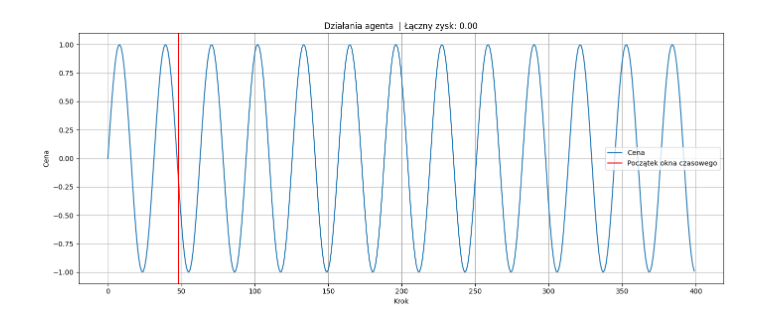
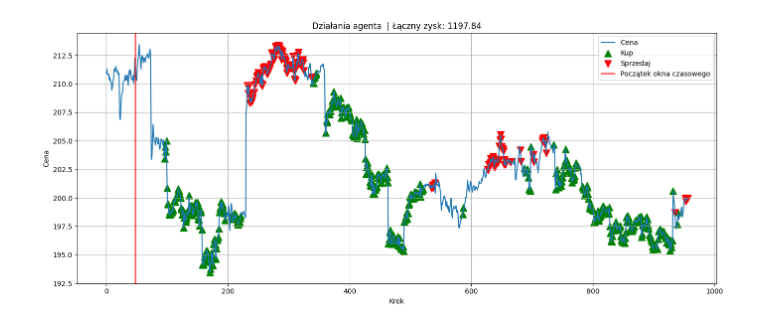
Before and after one commit to prosowiec/trade_rl, a Jupyter notebook: own_RL - sinus-vec.ipynb, the cells around one changed output. Cells and saved outputs as stored; diff of their text form; code cells hidden in the pictures.

Commit message:
Experiment with DQN training

```diff
--- a/own_RL - sinus-vec.ipynb
+++ b/own_RL - sinus-vec.ipynb
@@ -89,7 +98,7 @@ class TimeSeriesEnv(gym.Env):
         #obs = np.concatenate([past, future])
 
         self.min_val = np.min(past)
-        self.max_val = np.min(past)
+        self.max_val = np.max(past)
         return ((past - self.min_val) / (self.max_val - self.min_val + 1e-8)).astype(np.float32)
 
     def step(self, action):
@@ -198,3 +207,14 @@ class TimeSeries_VEC(gym.Env):
                 self.total_profit += np.sum(self.data[-1] - np.array(self.inventory, dtype=np.float32))
 
         return self._get_observation(), self.total_profit, terminated, truncated, {}
+# %%
+from source.IB_connector import retrive_market_data
+ticker = 'AAPL'
+training_set_aapl = retrive_market_data([ticker], duration = "9 m", time_interval = "15 mins")
+training_set = training_set_aapl[ticker]
+training_set['Volume'] = training_set['Volume'].astype(float)
+training_set['Date'] = pd.to_datetime(training_set['Date'].str.replace(' US/Eastern',''),format="%Y%m%d %H:%M:%S")
+col_select = ['Open','High','Low','Close','Volume']
+training_set = training_set[col_select]
+training_set.dtypes
+CLOSE_INDEX = col_select.index('Close')
@@ -207,14 +234,16 @@ class TimeSeries_VEC(gym.Env):
 #len(data)  * 0.8
 # %%
 
-add_trend = np.logspace(np.log(1.08), np.log(2), 500, base=np.exp(2))
-data = np.sin(np.linspace(0, 100, 500)).astype(np.float32)# + add_trend
+#add_trend = np.logspace(np.log(1.08), np.log(2), 500, base=np.exp(2))
+#data = np.sin(np.linspace(0, 100, 500)).astype(np.float32)# + add_trend
+data = training_set['Close'].values
 data_split = int(len(data)  * 0.8)
 train_data = data[:data_split]
 valid_data = data[data_split:]
 
-env = TimeSeriesEnv(data, window_size=48)
-valid_env = TimeSeriesEnv(valid_data,window_size=48)
+WINDOW_SIZE = 96
+env = TimeSeriesEnv(train_data, window_size=WINDOW_SIZE)
+valid_env = TimeSeriesEnv(valid_data,window_size=WINDOW_SIZE)
 # %%
 import matplotlib.pyplot as plt
 
@@ -352,5 +454,6 @@ class DQNAgent:
 from copy import deepcopy
 agent = DQNAgent()
 reward_all = []
+evaluate_revards = []
 # %%
 import multiprocessing
@@ -521,36 +660,36 @@ def evaluate_steps(env, model, device="cuda:0"):
     #print(state_tensor)
     return total_reward
 
 
-def render_env(env, title_suffix=""):
+def render_env(env, title_suffix="", window_size = 48):
     prices = env.data
     buy_points = env.states_buy
     sell_points = env.states_sell
     profit = env.total_profit
 
     plt.figure(figsize=(14, 6))
     plt.plot(prices, label='Cena', linewidth=1.5)
 
     if buy_points:
         plt.scatter(buy_points, [prices[i] for i in buy_points],
                     color='green', marker='^', label='Kup', s=100)
     if sell_points:
         plt.scatter(sell_points, [prices[i] for i in sell_points],
                     color='red', marker='v', label='Sprzedaj', s=100)
 
     plt.title(f'Działania agenta {title_suffix} | Łączny zysk: {profit:.2f}')
-    plt.axvline(x = 48, color = 'red', label = 'Początek okna czasowego')
+    plt.axvline(x = window_size, color = 'red', label = 'Początek okna czasowego')
     plt.xlabel('Krok')
     plt.ylabel('Cena')
     plt.legend()
     plt.grid(True)
     plt.tight_layout()
     plt.show()
 
 
 env.reset()
-evaluate_steps(env, max_agent.target_model)
-render_env(env, title_suffix="")
+evaluate_steps(valid_env, max_agent.target_model)
+render_env(valid_env, title_suffix="")
 # %% [output]
-[figure, old version]
+[figure, new version]
 # %%
```
Also changed, not shown: parts of 14 cells of this notebook, 1 other file.
